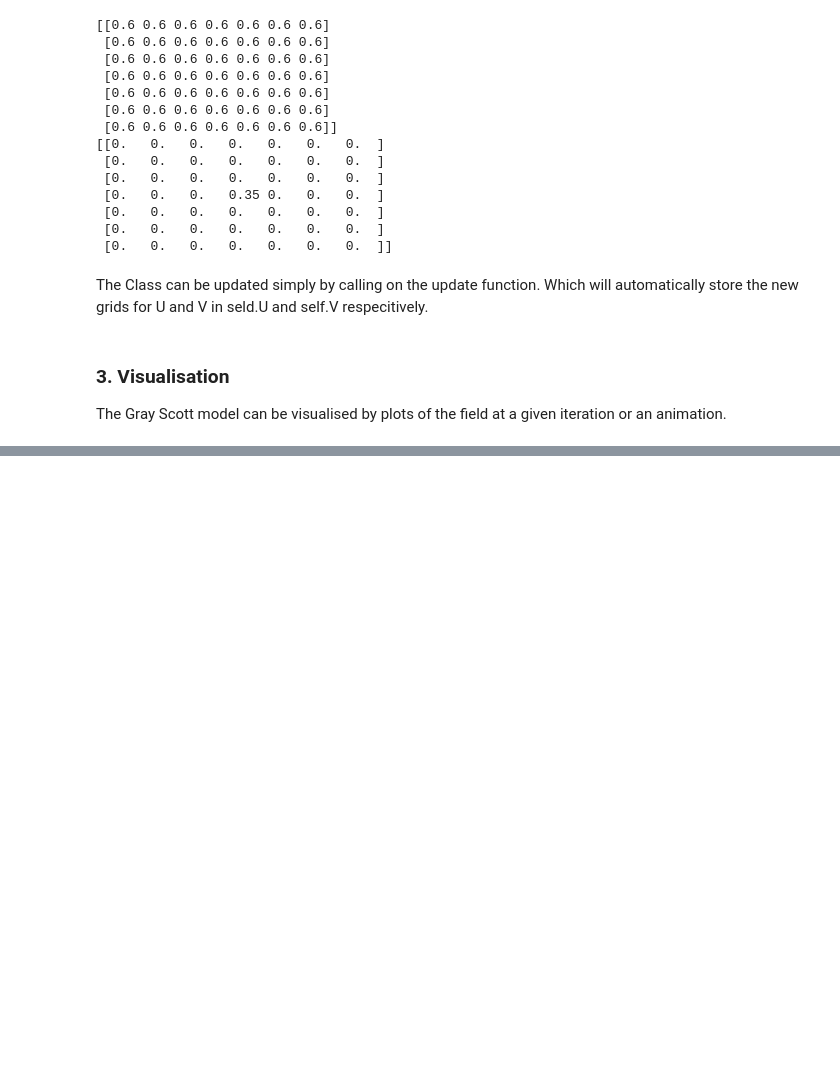
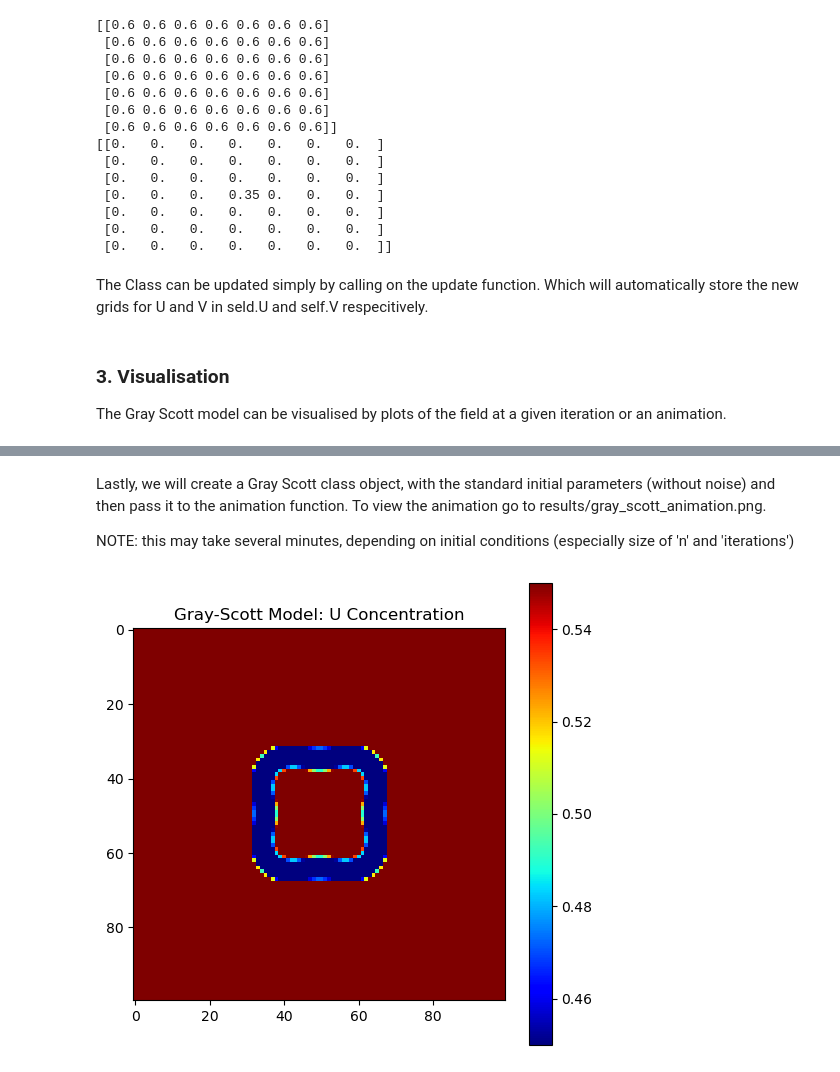
Before and after one commit to kushhhhs/ScientificComputingAssignment2, a Jupyter notebook: gray_scott.ipynb, the cells around one changed output, grey strips where cells are left out. Saved outputs shown, nothing was run; the diff lists cells and outputs as text; code cells hidden in the pictures; blank space fills up the shorter version.

```diff
--- a/gray_scott.ipynb
+++ b/gray_scott.ipynb
@@ -67,0 +92,10 @@ The Gray Scott model can be visualised by plots of the field at a given iteratio
+# %% [markdown]
+Lastly, we will create a Gray Scott class object, with the standard initial parameters (without noise) and then pass it to the animation function. To view the animation go to results/gray_scott_animation.png.
+
+NOTE: this may take several minutes, depending on initial conditions (especially size of 'n' and 'iterations')
+# %%
+# Create an animation from a GrayScott class
+gs = GrayScott()
+create_animation(gs) #This may take several minutes
+# %% [output]
+[figure, added]
```
Also changed, not shown: parts of 4 cells of this notebook, 1 other file.
